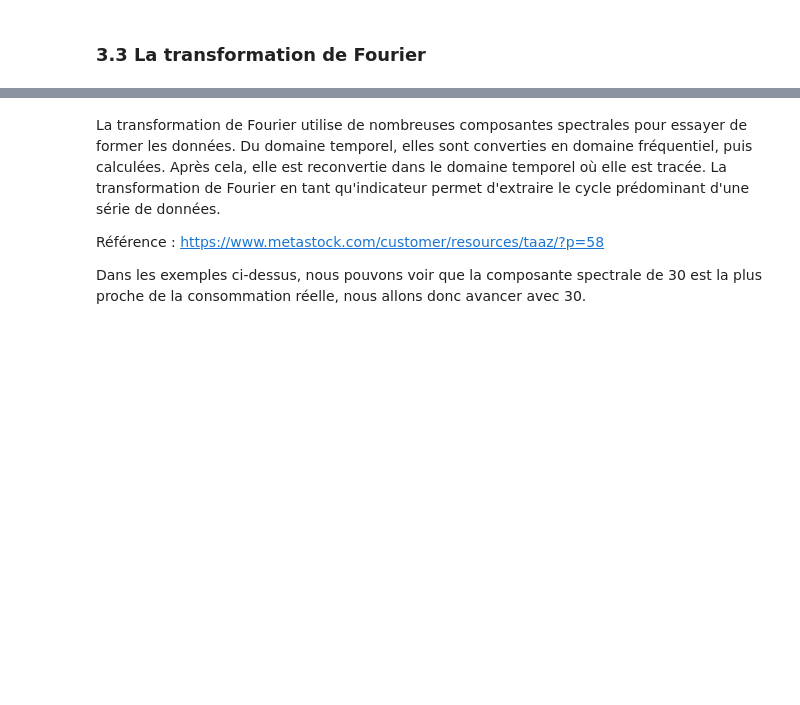
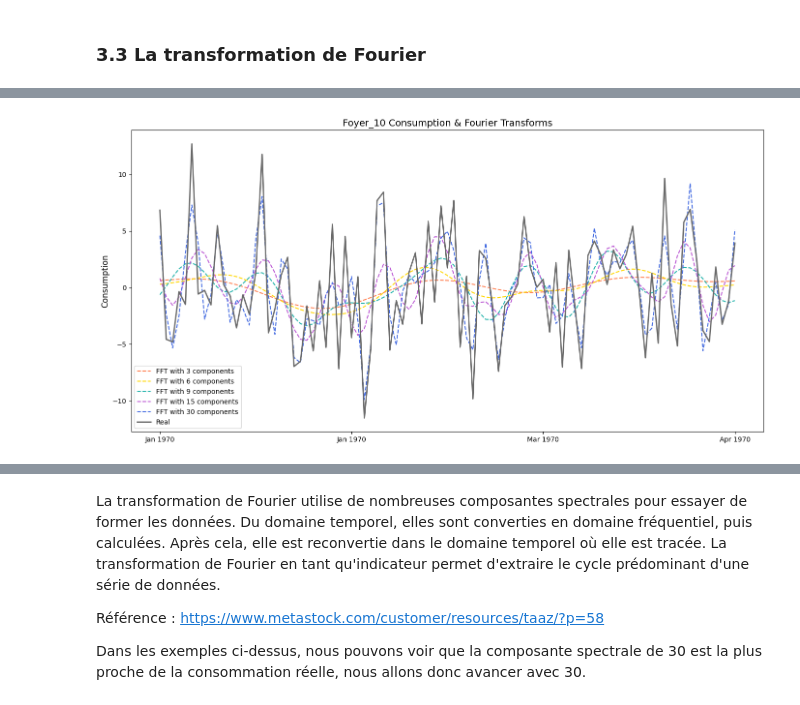
Before and after one commit to labrijisaad/unsupervised-learning-project, a Jupyter notebook: notebooks/LABRIJI.ipynb, the cells around one changed output, grey strips where cells are left out. Cells and saved outputs as stored; diff of their text form; code cells hidden in the pictures; blank space fills up the shorter version.

```diff
--- a/notebooks/LABRIJI.ipynb
+++ b/notebooks/LABRIJI.ipynb
@@ -654,12 +624,0 @@ fft_df['angle'] = fft_df['fft'].apply(lambda x: np.angle(x))
-# %%
-plt.figure(figsize=(14, 7), dpi=100)
-fft_list = np.asarray(fft_df['fft'].tolist())
-for num_ in [3, 6, 9, 15,30]:
-    fft_list_m10= np.copy(fft_list); fft_list_m10[num_:-num_]=0
-    plt.plot(np.fft.ifft(fft_list_m10), label='Fourier transform with {} components'.format(num_))
-plt.plot(data_FT['appartement_20'],  label='Real')
-plt.xlabel('Days')
-plt.ylabel('Consommation')
-plt.title('Figure: Foyer_20 consommation & Fourier transforms')
-plt.legend()
-plt.show()
@@ -667,0 +686,37 @@ plt.show()
+# %%
+# Perform FFT (Fast Fourier Transform) on 'appartement_10'
+appt10_fft = np.fft.fft(data_FT['appartement_10'].values)
+fft_df = pd.DataFrame({'fft': appt10_fft})
+
+# Calculate absolute and angle values from FFT results
+fft_df['absolute'] = np.abs(fft_df['fft'])
+fft_df['angle'] = np.angle(fft_df['fft'])
+
+# Create a figure with a larger size and higher resolution
+plt.figure(figsize=(14, 7), dpi=100)
+
+# Plot Fourier transforms with different components in vibrant colors
+colors = ['coral', 'gold', 'lightseagreen', 'mediumorchid', 'royalblue']
+
+for num_components, color in zip([3, 6, 9, 15, 30], colors):
+    fft_list_m10 = np.copy(fft_df['fft'])
+    fft_list_m10[num_components:-num_components] = 0
+    reconstructed_data = np.fft.ifft(fft_list_m10).real
+    plt.plot(data_FT['Day'], reconstructed_data, label=f'FFT with {num_components} components', color=color, linestyle='dashed', linewidth=1.5)
+
+# Plot the real data with a solid line in a muted color
+plt.plot(data_FT['Day'], data_FT['appartement_10'], label='Real', color='dimgray', linewidth=2)
+
+# Customize plot labels and title
+plt.ylabel('Consumption', fontsize=12)
+plt.title('Foyer_10 Consumption & Fourier Transforms', fontsize=14)
+plt.legend(fontsize=10)
+
+# Format x-axis ticks as months
+plt.gca().xaxis.set_major_locator(plt.MultipleLocator(30))  # Set major ticks every 30 days
+plt.gca().xaxis.set_major_formatter(DateFormatter('%b %Y'))  # Format tick labels as abbreviated month and year
+
+plt.tight_layout()  # Adjust layout for better spacing
+plt.show()
+# %% [output]
+[figure, added]
```
Also changed, not shown: parts of 24 cells of this notebook.
